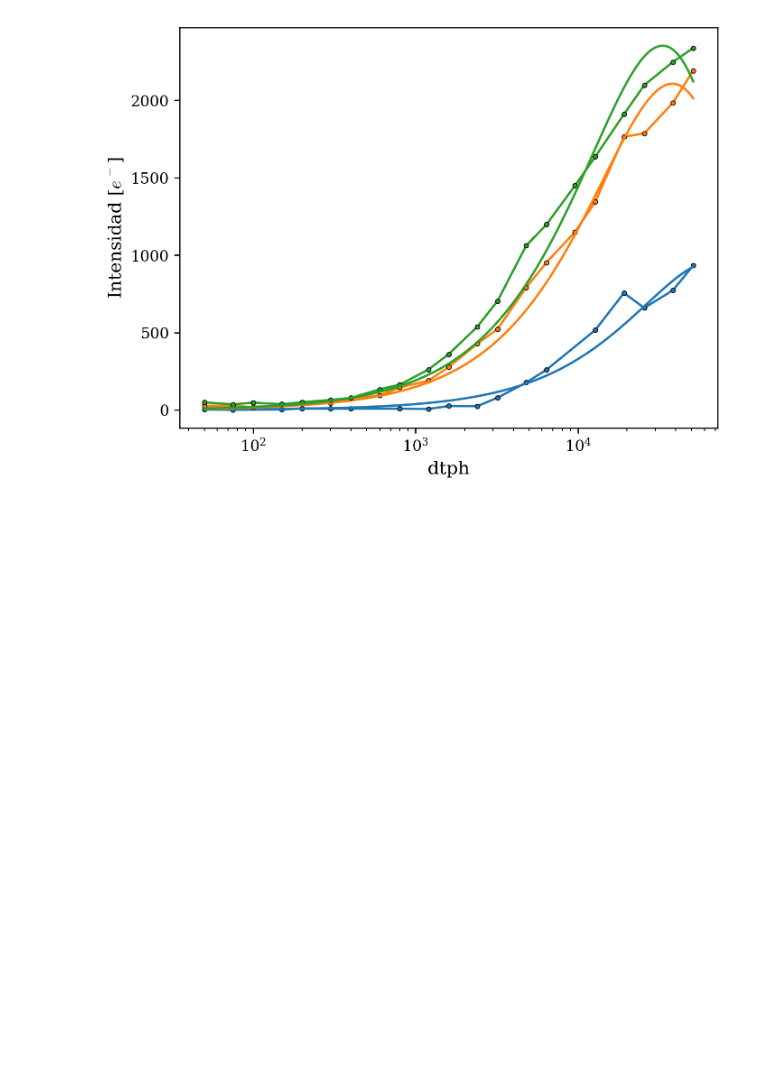
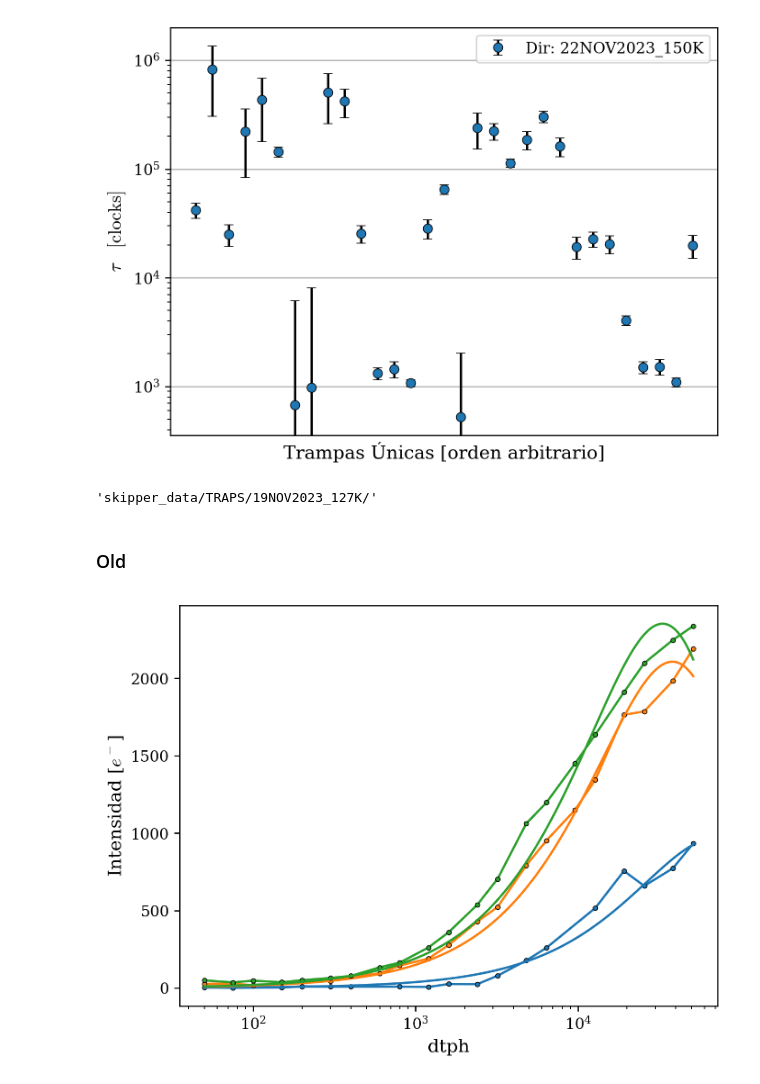
Before and after one commit to agustinbrusco/LAMBDA_Hub, a Jupyter notebook: skipper_image_analysis/pocket_analysis.ipynb, the cells around one changed output. Saved outputs shown, nothing was run; the diff lists cells and outputs as text; code cells hidden in the pictures; blank space fills up the shorter version.

```diff
--- a/skipper_image_analysis/pocket_analysis.ipynb
+++ b/skipper_image_analysis/pocket_analysis.ipynb
@@ -217,3 +307,54 @@ for n_arch in range(len(CARPETAS_POR_TEMP[temperatura])):
+# %%
+plt.close("all")
+%matplotlib inline
+
+trampas_unicas = []  # [(frame_idx, trampa), ...]
+for frame_idx, trampas_frame in enumerate(fitted_traps):
+    for dir_idx, trampas_dir in enumerate(trampas_frame):
+        for trampa in trampas_dir:
+            if (frame_idx, trampa) not in trampas_unicas:
+                trampas_unicas.append((frame_idx, trampa))
+union_tau_vals = np.full((len(CARPETAS_POR_TEMP[temperatura]), len(trampas_unicas)), np.nan)
+union_tau_errs = np.full_like(union_tau_vals, np.nan)
+for frame_idx in [0, 1]:
+    for dir_idx, (trampas, tau_vals, tau_errs) in enumerate(
+        zip(
+            fitted_traps[frame_idx],
+            fitted_tau_vals[frame_idx],
+            fitted_tau_errs[frame_idx],
+        )
+    ):
+        for trampa_coord, tau_val, tau_err in zip(trampas, tau_vals, tau_errs):
+            trap_idx = trampas_unicas.index((frame_idx, trampa_coord))
+            union_tau_vals[dir_idx, trap_idx] = tau_val
+            union_tau_errs[dir_idx, trap_idx] = tau_err
+
+markers = ["o", "d"]
+for dir_idx, (tau_vals, tau_errs) in enumerate(zip(union_tau_vals, union_tau_errs)):
+    plt.errorbar(
+        np.arange(len(tau_vals)), tau_vals, yerr=tau_errs,
+        fmt=markers[dir_idx], mec="k", mew=0.5, capsize=3, ecolor="k", c=f"C{dir_idx%10}",
+        label=f"Dir: {CARPETAS_POR_TEMP[temperatura][dir_idx].rsplit('/')[-2]}",
+    )
+    # print(dir_idx, tau_vals, tau_errs)
+    # plt.plot(
+        # np.arange(len(tau_vals)), tau_vals, 'o', mec="k", mew=0.5, c=f"C{dir_idx%10}"
+    # )
+plt.grid()
+plt.legend()
+plt.xticks([])
+plt.xlabel("Trampas Únicas [orden arbitrario]")
+plt.yscale("log")
+plt.ylabel(r"$\tau\quad [\mathrm{clocks}]$")
+plt.show()
+# %% [output]
+[figure, added]
+# %%
+CARPETAS_POR_TEMP[temperatura][0]
+# %% [output]
+'skipper_data/TRAPS/19NOV2023_127K/'
+# %% [markdown]
+### Old
 # %%
 """Hay que cambiar esta parte para que cree tantos dtph_i como tandas de mediciones
 haya para la misma temp automaticamente."""
```
Also changed, not shown: parts of 8 cells of this notebook.
